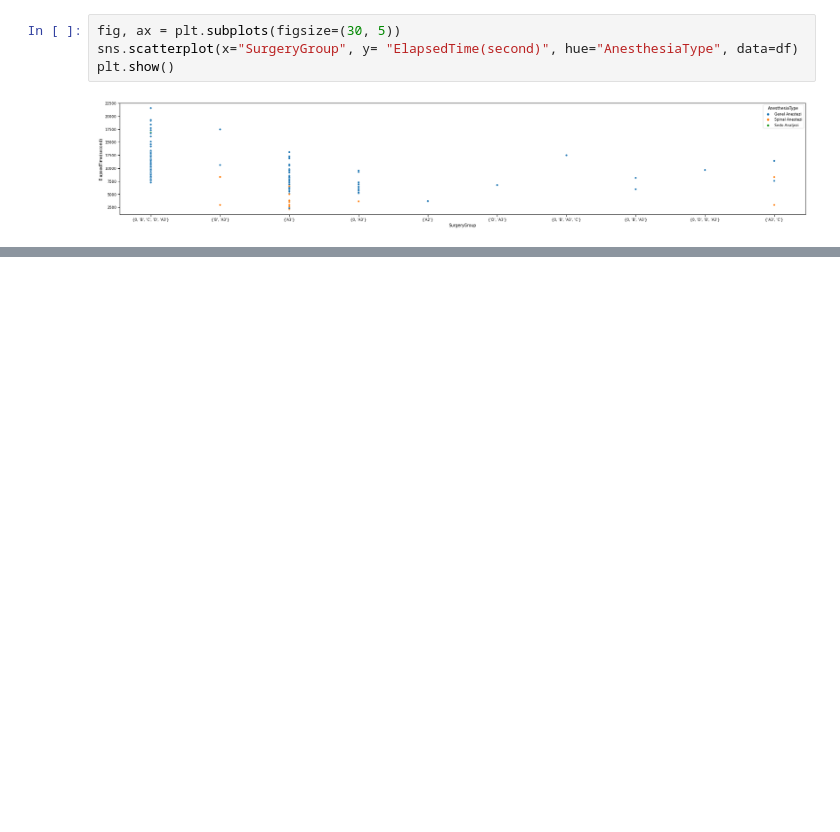
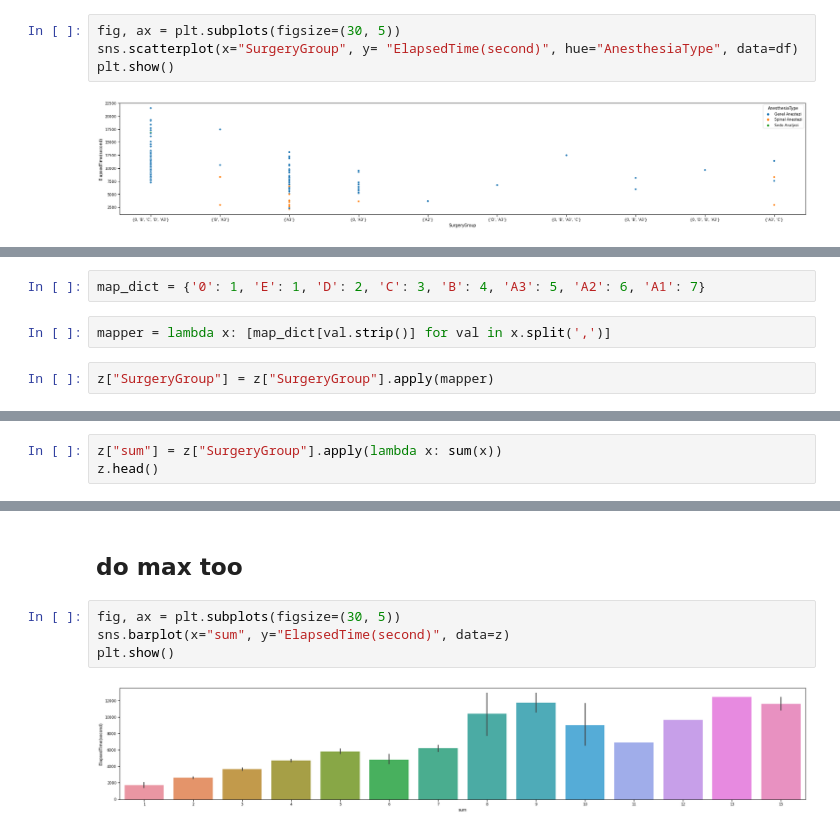
Before and after one commit to furkaneneseren/Datathon-Borda, a Jupyter notebook: surgery-datathon.ipynb, the cells around one changed output, grey strips where cells are left out. Drawn from its saved outputs; the diff is of its cells as text; blank space fills up the shorter version.

```diff
--- a/surgery-datathon.ipynb
+++ b/surgery-datathon.ipynb
@@ -509,0 +508,6 @@ train.iloc[df2["ElapsedTime(second)"].sort_values().index]
+# %%
+map_dict = {'0': 1, 'E': 1, 'D': 2, 'C': 3, 'B': 4, 'A3': 5, 'A2': 6, 'A1': 7}
+# %%
+mapper = lambda x: [map_dict[val.strip()] for val in x.split(',')]
+# %%
+z["SurgeryGroup"] = z["SurgeryGroup"].apply(mapper)
@@ -509,0 +523,3 @@ train.iloc[df2["ElapsedTime(second)"].sort_values().index]
+# %%
+z["sum"] = z["SurgeryGroup"].apply(lambda x: sum(x))
+z.head()
@@ -509,0 +533,8 @@ train.iloc[df2["ElapsedTime(second)"].sort_values().index]
+# %% [markdown]
+## do max too
+# %%
+fig, ax = plt.subplots(figsize=(30, 5))
+sns.barplot(x="sum", y="ElapsedTime(second)", data=z)
+plt.show()
+# %% [output]
+[figure, added]
```
Also changed, not shown: parts of 9 cells of this notebook.
